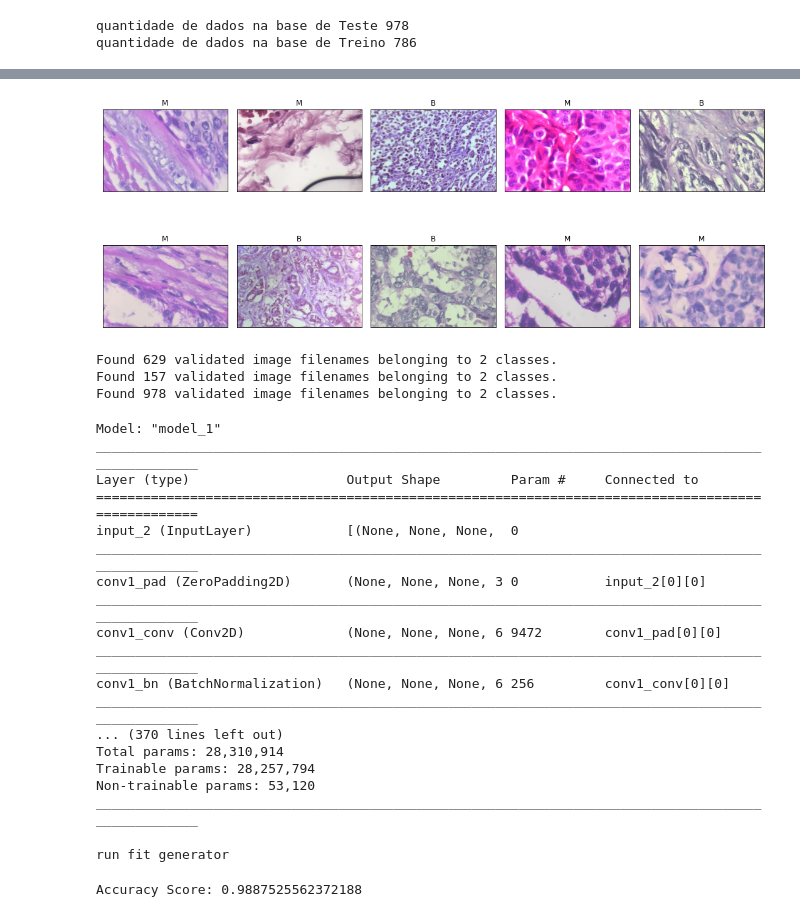
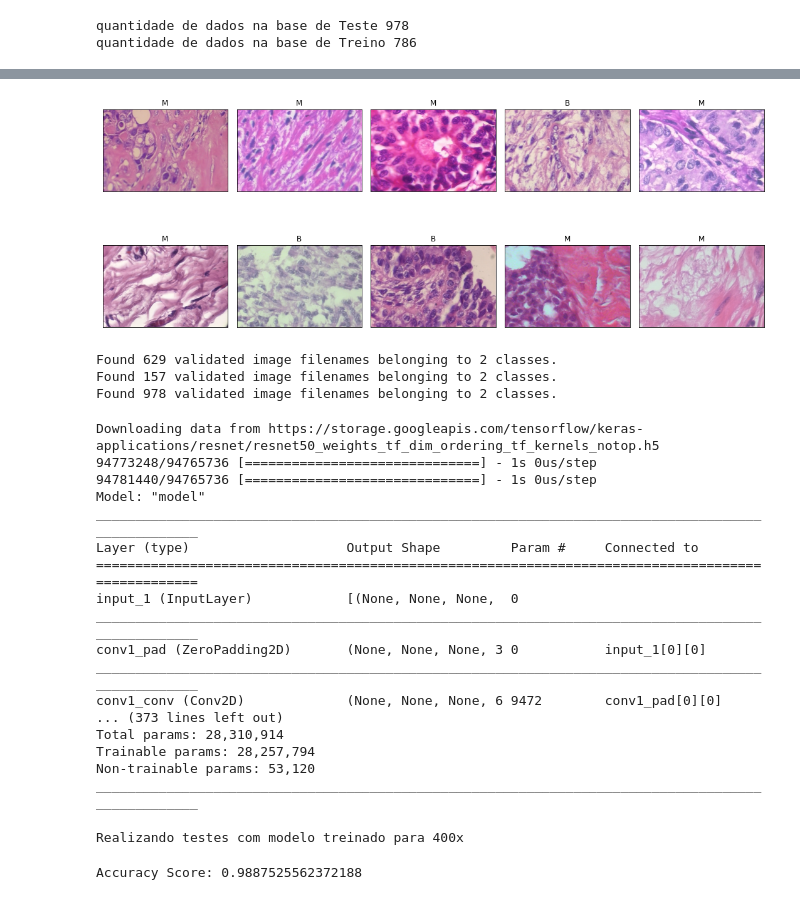
Before and after one commit to RodrigoOBC/TCC-CienciaDados, a Jupyter notebook: Resnet_TCC_MB.ipynb, the cells around one changed output, grey strips where cells are left out. Saved outputs shown, nothing was run; the diff lists cells and outputs as text; code cells hidden in the pictures.

Commit message:
Definindo Modelo MB

```diff
--- a/Resnet_TCC_MB.ipynb
+++ b/Resnet_TCC_MB.ipynb
@@ -50,7 +53,7 @@ def montar_nome(path):
     x = 0
     for p, _, files in os.walk(os.path.abspath(path)):
         for file_name in files:
-            if 'ResNet'  in file_name:
+            if file_name  == 'ResNet50.h5':
               continue
             else:
               nome_file.append(file_name)
@@ -85,7 +88,7 @@ def selecionar_classe(nomes):
 def pegar_tipos(file_path):
     tipo = []
     for path in file_path:
-        path = path.split('/')[7]
+        path = path.split('/')
         if 'B' in path:
             tipo.append('B')
         if 'M' in path:
@@ -125,7 +128,9 @@ def montar_data_frame(path):
     df = df.transpose()
     return df
 # %%
-df_geral =  montar_data_frame(r'/content/drive/MyDrive/TCC')
-df_treino = df_geral[df_geral['DataSet'] == 'Tr'][df_geral['Magnification'] == '400x']
-df_teste = df_geral[df_geral['DataSet'] == 'Te'][df_geral['Magnification'] == '400x']
+df_geral_400x =  montar_data_frame(r'/content/drive/MyDrive/TCC/400x')
+df_treino_400x = df_geral_400x[df_geral_400x['DataSet'] == 'Tr'][df_geral_400x['Magnification'] == '400x']
+df_teste_400x = df_geral_400x[df_geral_400x['DataSet'] == 'Te'][df_geral_400x['Magnification'] == '400x']
+df_treino_400x = df_treino_400x.drop(columns=['Magnification','DataSet'])
+df_teste_400x = df_teste_400x.drop(columns=['Magnification','DataSet'])
 # %%
@@ -161,15 +162,15 @@ df_teste.head()
 # %%
 fig, axes = plt.subplots(nrows=2, ncols=5, figsize=(15, 7),
                         subplot_kw={'xticks': [], 'yticks': []})
 
 for i, ax in enumerate(axes.flat):
-    ponteiro = np.random.randint(1,df_treino.shape[0]-1)
-    ax.imshow(plt.imread(df_treino.FikePath[ponteiro]))
-    ax.set_title(df_treino.Type[ponteiro])
+    ponteiro = np.random.randint(1,df_treino_400x.shape[0]-1)
+    ax.imshow(plt.imread(df_treino_400x.FikePath[ponteiro]))
+    ax.set_title(df_treino_400x.Type[ponteiro])
 plt.tight_layout()
 plt.show()
 # %% [output]
-[figure, old version]
+[figure, new version]
 # %%
 train_generator = tf.keras.preprocessing.image.ImageDataGenerator(
     preprocessing_function=tf.keras.applications.mobilenet_v2.preprocess_input,
@@ -233,24 +234,24 @@ def build_model():
     model = tf.keras.models.Model(inputs = base_ResNet.input, outputs = preds)
     return model
 # %%
-Resnet = build_model()
+Resnet_400 = build_model()
 checkpoint_path = r'/content/drive/MyDrive/TCC/ResNet50MB.h5'
-Resnet.load_weights(checkpoint_path)
-Resnet.summary()
+Resnet_400.load_weights(checkpoint_path)
+Resnet_400.summary()
 # %% [output]
-Model: "model_1"
+Downloading data from https://storage.googleapis.com/tensorflow/keras-applications/resnet/resnet50_weights_tf_dim_ordering_tf_kernels_notop.h5
+94773248/94765736 [==============================] - 1s 0us/step
+94781440/94765736 [==============================] - 1s 0us/step
+Model: "model"
 __________________________________________________________________________________________________
 Layer (type)                    Output Shape         Param #     Connected to
 ==================================================================================================
-input_2 (InputLayer)            [(None, None, None,  0
+input_1 (InputLayer)            [(None, None, None,  0
 __________________________________________________________________________________________________
-conv1_pad (ZeroPadding2D)       (None, None, None, 3 0           input_2[0][0]
+conv1_pad (ZeroPadding2D)       (None, None, None, 3 0           input_1[0][0]
 __________________________________________________________________________________________________
 conv1_conv (Conv2D)             (None, None, None, 6 9472        conv1_pad[0][0]
-__________________________________________________________________________________________________
-conv1_bn (BatchNormalization)   (None, None, None, 6 256         conv1_conv[0][0]
-__________________________________________________________________________________________________
-... (370 lines left out)
+... (373 lines left out)
 Total params: 28,310,914
 Trainable params: 28,257,794
 Non-trainable params: 53,120
@@ -269,6 +270,6 @@ Resnet.compile(loss='categorical_crossentropy', optimizer=opt, metrics = ['accur
 # %%
-print("run fit generator")
-pred = Resnet.predict(test_images)
+print("Realizando testes com modelo treinado para 400x")
+pred = Resnet_400.predict(test_images)
 pred=np.argmax(pred,axis=1)
 # %% [output]
-run fit generator
+Realizando testes com modelo treinado para 400x
```
Also changed, not shown: parts of 36 cells of this notebook.
